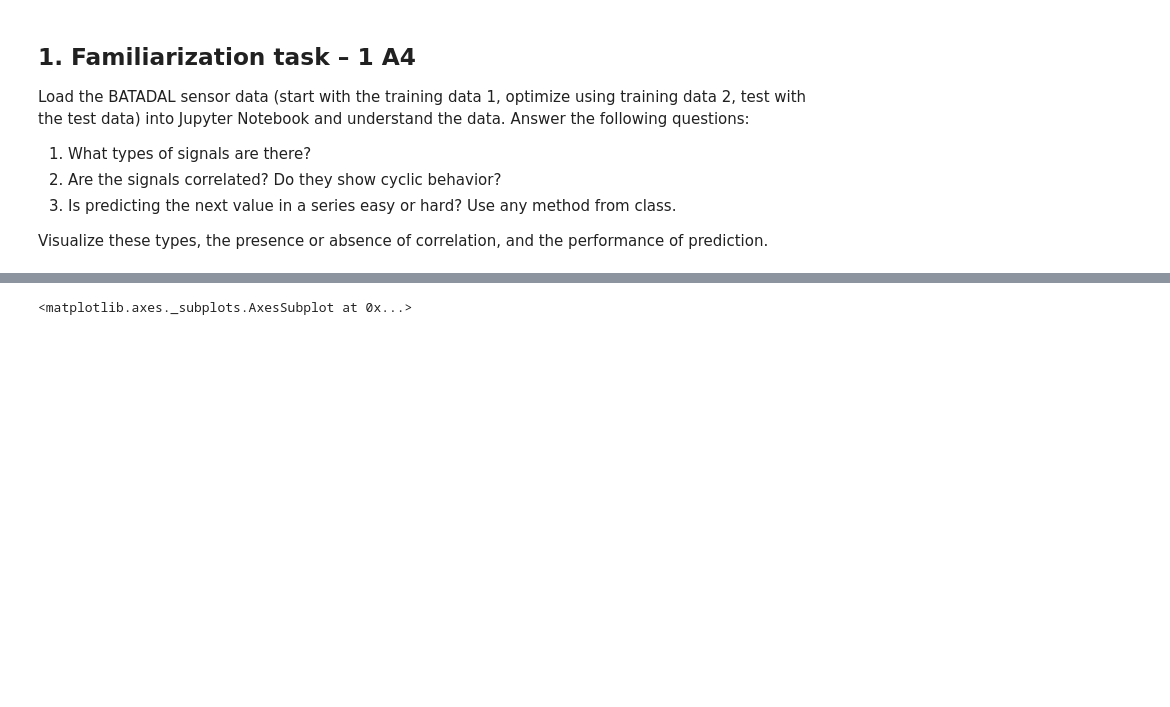
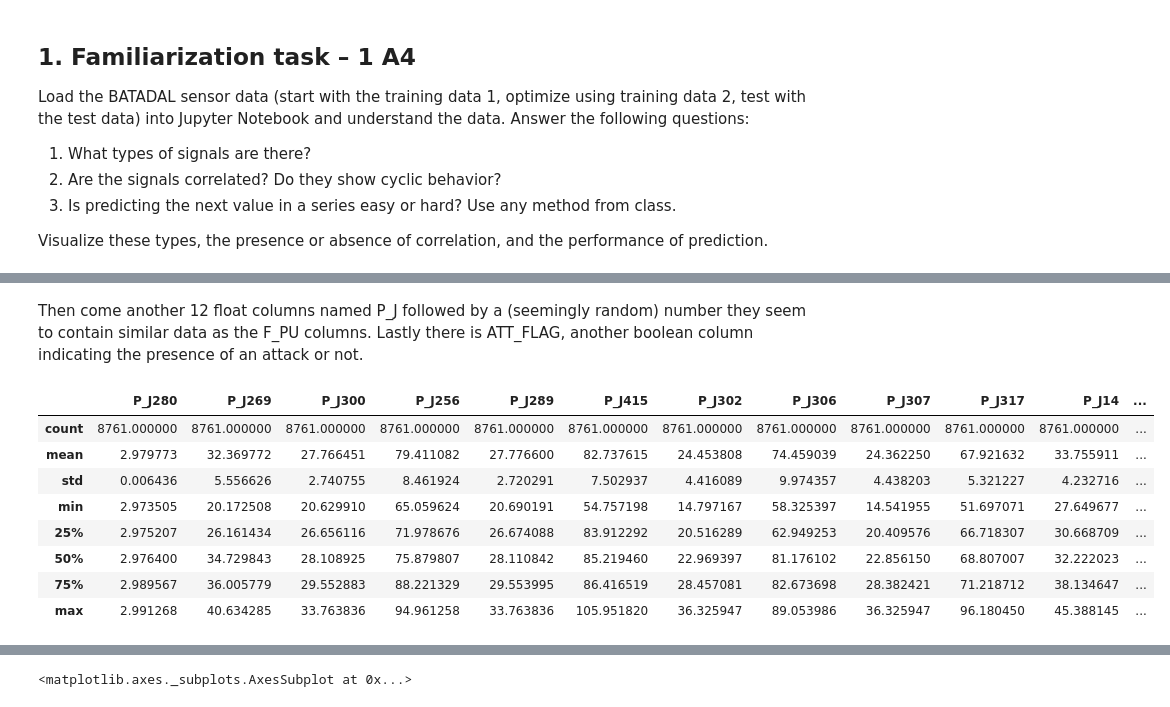
Before and after one commit to mennobo/cda_2_3_4, a Jupyter notebook: Lab2.ipynb, the cells around one changed output, grey strips where cells are left out. Drawn from its saved outputs; the diff is of its cells as text; code cells hidden in the pictures; blank space fills up the shorter version.

```diff
--- a/Lab2.ipynb
+++ b/Lab2.ipynb
@@ -138,0 +195,15 @@ df.describe()
+# %% [markdown]
+Then come another 12 float columns named P\_J followed by a (seemingly random) number they seem to contain similar data as the F\_PU columns. Lastly there is ATT\_FLAG, another boolean column indicating the presence of an attack or not.
+# %%
+P_J_columns = [col for col in df.columns if 'P_J' in col]
+df[P_J_columns].describe()
+# %% [output]
+|  | P_J280 | P_J269 | P_J300 | P_J256 | P_J289 | P_J415 | P_J302 | P_J306 | P_J307 | P_J317 | P_J14 | ... |
+| count | 8761.000000 | 8761.000000 | 8761.000000 | 8761.000000 | 8761.000000 | 8761.000000 | 8761.000000 | 8761.000000 | 8761.000000 | 8761.000000 | 8761.000000 | ... |
+| mean | 2.979773 | 32.369772 | 27.766451 | 79.411082 | 27.776600 | 82.737615 | 24.453808 | 74.459039 | 24.362250 | 67.921632 | 33.755911 | ... |
+| std | 0.006436 | 5.556626 | 2.740755 | 8.461924 | 2.720291 | 7.502937 | 4.416089 | 9.974357 | 4.438203 | 5.321227 | 4.232716 | ... |
+| min | 2.973505 | 20.172508 | 20.629910 | 65.059624 | 20.690191 | 54.757198 | 14.797167 | 58.325397 | 14.541955 | 51.697071 | 27.649677 | ... |
+| 25% | 2.975207 | 26.161434 | 26.656116 | 71.978676 | 26.674088 | 83.912292 | 20.516289 | 62.949253 | 20.409576 | 66.718307 | 30.668709 | ... |
+| 50% | 2.976400 | 34.729843 | 28.108925 | 75.879807 | 28.110842 | 85.219460 | 22.969397 | 81.176102 | 22.856150 | 68.807007 | 32.222023 | ... |
+| 75% | 2.989567 | 36.005779 | 29.552883 | 88.221329 | 29.553995 | 86.416519 | 28.457081 | 82.673698 | 28.382421 | 71.218712 | 38.134647 | ... |
+| max | 2.991268 | 40.634285 | 33.763836 | 94.961258 | 33.763836 | 105.951820 | 36.325947 | 89.053986 | 36.325947 | 96.180450 | 45.388145 | ... |
```
Also changed, not shown: parts of 22 cells of this notebook.
